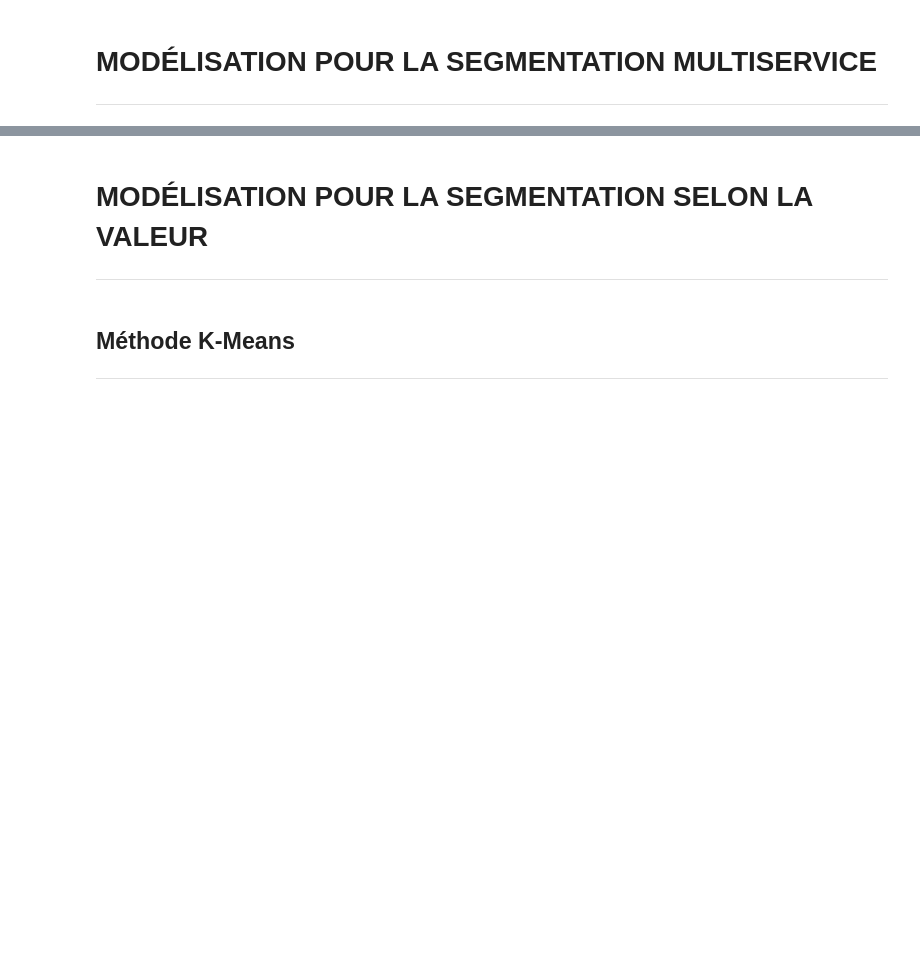
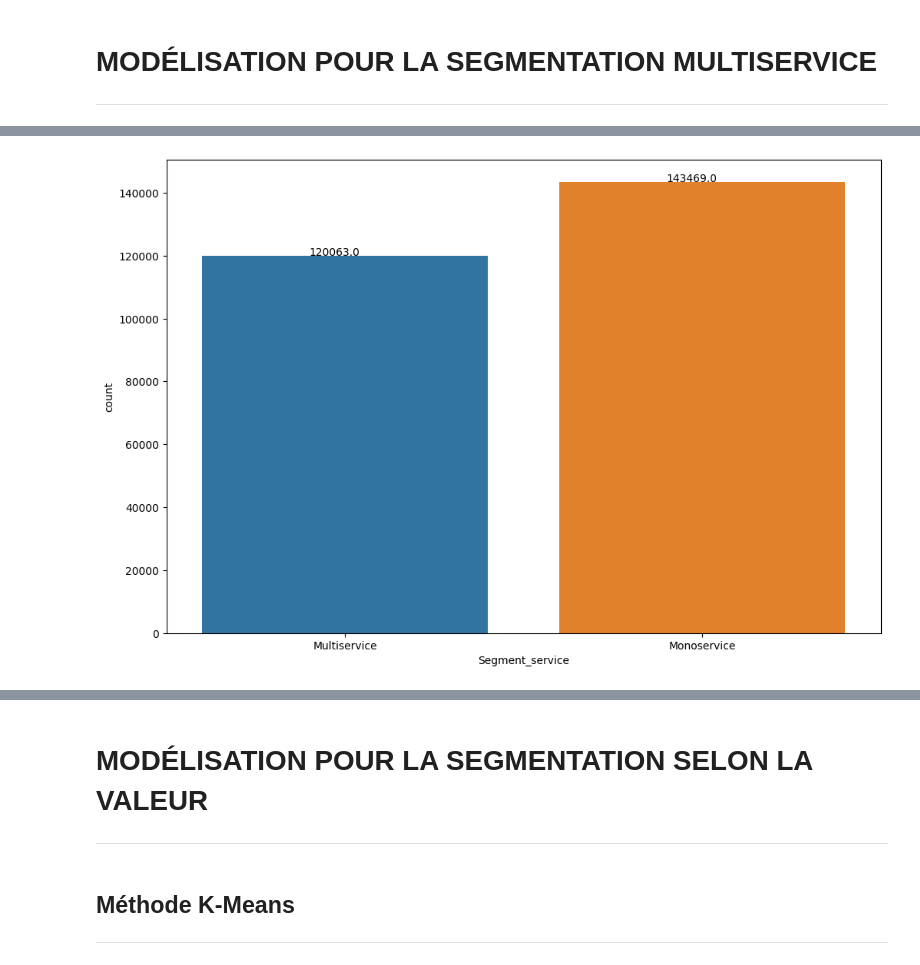
Before and after one commit to momowade221/Notebook_Segmentation_Client_OM, a Jupyter notebook: OM_Segmentation_valeur.ipynb, the cells around one changed output, grey strips where cells are left out. Saved outputs shown, nothing was run; the diff lists cells and outputs as text; code cells hidden in the pictures; blank space fills up the shorter version.

```diff
--- a/OM_Segmentation_valeur.ipynb
+++ b/OM_Segmentation_valeur.ipynb
@@ -317,0 +523,4 @@ Les calculs statistiques ne sont pas applicables car le type de données n'est p
+# %%
+list_col= df_segment_recharge.columns
+for col in list_col:
+  df_colonne_info(df_segment_recharge, list_col)
@@ -348,17 +683,17 @@ def df_transform(df: DataFrame):
 
     # Sélection des Colonnes Nécessaires
     no_taken_columns = ["fees", "transactionid", "operation", "destinataire", "date", "month", "year", "ingest_date", "description", "status", "statuscode"]
-    taken_columns = ["msisdn", "montant", "day", "typetransaction", "titre", "channel"]
+    taken_columns = ["transactionid", "msisdn", "montant", "day", "typetransaction", "titre",  "channel", "statuscode"]
     df = df.select(taken_columns)
 
     # Sélection des colonnes nécessaires et renommage
-    df = df.select("msisdn", "montant", "day", "typetransaction", "titre", "channel") \
+    df = df.select(taken_columns) \
         .withColumnRenamed("msisdn", "Numero") \
         .withColumnRenamed("day", "Date") \
-        .withColumnRenamed("typetransaction", "TypeTransaction") \
+        .withColumnRenamed("typetransaction", "Type_transaction") \
         .withColumnRenamed("montant", "Montant") \
-        .withColumnRenamed("titre", "TitreTransaction") \
-        .withColumnRenamed("channel", "Channel")
+        .withColumnRenamed("titre", "Titre_transaction") \
+        .withColumnRenamed("channel", "Channel") \
 
     # Supprimer les lignes où 'Montant' est égal à "NULL"
     df = df.filter(df["Montant"] != "NULL")
@@ -396,0 +743,4 @@ def df_clean(df):
+# %%
+#Définition des dataframes préparés
+df_transformed=df_transform(df_transaction_om)
+df_transaction_prepared=df_clean(df_transformed)
@@ -501,17 +850,24 @@ plt.show()
 def segmenter_multiservice(df: DataFrame):
     # Groupement par client (Numéro) et collecte des types de transactions uniques et des canaux uniques
     channel_set = collect_set(df["Channel"]).alias("Canaux")
-    service_set=collect_set(df["TitreTransaction"]).alias("Services")
+    service_set=collect_set(df["Titre_transaction"]).alias("Services")
     multiservice_segmentation = df.groupBy("Numero").agg(
         service_set,
-        size(service_set).alias("NombreServices"),
+        size(service_set).alias("Nombre_services"),
         channel_set,
-        size(channel_set).alias("NombreCanaux"),
+        size(channel_set).alias("Nombre_canaux"),
     )
 
     # Définir la valeur du seuil
     seuil = 1
     # Calcul du segment
-    multiservice_segmentation = multiservice_segmentation.withColumn("Segment", when(multiservice_segmentation["NombreServices"] <= seuil, "Monoservice").otherwise("Multiservice"))
+    multiservice_segmentation = multiservice_segmentation.withColumn("Segment_service", when(multiservice_segmentation["Nombre_services"] <= seuil, "Monoservice").otherwise("Multiservice"))
 
     return multiservice_segmentation
+
+
+# Appeler la fonction pour calculer la segmentation des clientsd
+df_segment_multiservice = segmenter_multiservice(df_transaction_prepared)
+pd_segment_multiservice=df_segment_multiservice.toPandas()
+# # Afficher le résultat
+df_segment_multiservice.printSchema()
@@ -563,0 +965,9 @@ profil_client_multiservice(1000339)
+# %%
+fig, ax = plt.subplots(1, 1, figsize=(12, 8))
+
+# sns.histplot(df_rfm_fidelite["Fidelite"], color='steelblue', shrink=.8)
+sns.countplot(x="Segment_service", data=pd_segment_multiservice)
+for p in ax.patches:
+    ax.annotate('{}'.format(p.get_height()), (p.get_x() + 0.3, p.get_height() + 1))
+# %% [output]
+[figure, added]
```
Also changed, not shown: parts of 86 cells of this notebook.
